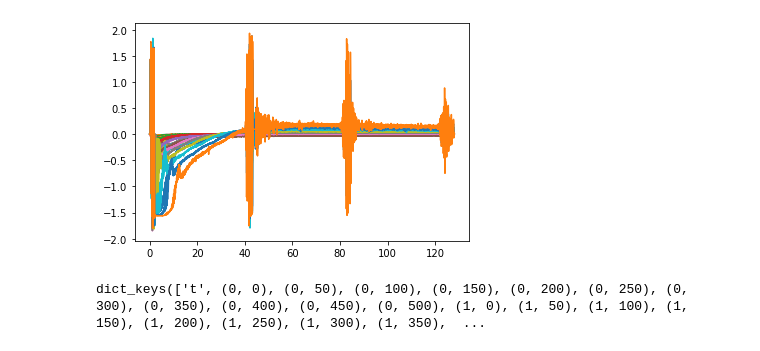
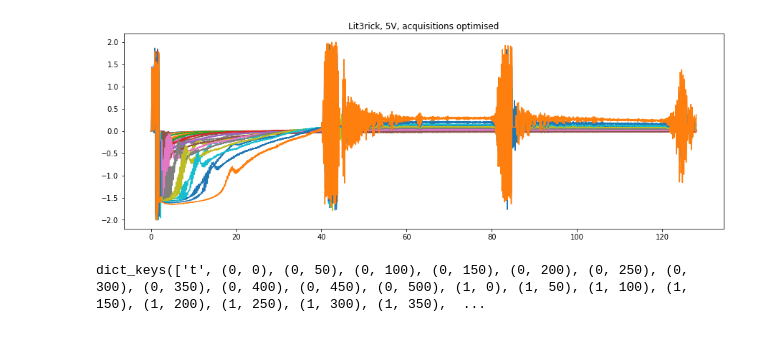
Before and after one commit to kelu124/lit3rick, a Jupyter notebook: sample_acqs/lit3rick_5v/0.CreatingPickles_lit3.ipynb, the cells around one changed output. Drawn from its saved outputs; the diff is of its cells as text; code cells hidden in the pictures.

Commit message:
With 5V pulses optim

```diff
--- a/sample_acqs/lit3rick_5v/0.CreatingPickles_lit3.ipynb
+++ b/sample_acqs/lit3rick_5v/0.CreatingPickles_lit3.ipynb
@@ -14,0 +11,21 @@ d["t"] = t
+# %%
+plt.figure(figsize=(15,5))
+
+d={}
+t = [x/64.0 for x in range(64*128)]
+d["t"] = t
+
+for hiloVal in [0,1]:
+    for DAC in range(9+2):
+        DAC = DAC*50
+        my_data = genfromtxt('tmpdata.base/dac'+str(DAC)+'_'+str(hiloVal)+'.csv', delimiter=';')
+        d[hiloVal,DAC] = my_data/1024.0
+        plt.plot(t,my_data/1024.0)
+my_data = genfromtxt('tmpdata.base/noise.csv', delimiter=';')
+d["noise"] = my_data/1024.0
+
+with open('lit3rick.pkl', 'wb') as fp:
+    pickle.dump(d, fp, protocol=4)
+
+plt.title("Lit3rick, 5V, acquisitions")
+plt.savefig("lit3_5V_ppulse.jpg")
@@ -15,9 +34,21 @@ d["t"] = t
 # %%
+plt.figure(figsize=(15,5))
+
+d={}
+t = [x/64.0 for x in range(64*128)]
+d["t"] = t
+
 for hiloVal in [0,1]:
     for DAC in range(9+2):
         DAC = DAC*50
-        my_data = genfromtxt('dac'+str(DAC)+'_'+str(hiloVal)+'.csv', delimiter=';')
+        my_data = genfromtxt('tmpdata.optim/dac'+str(DAC)+'_'+str(hiloVal)+'.csv', delimiter=';')
         d[hiloVal,DAC] = my_data/1024.0
         plt.plot(t,my_data/1024.0)
+
+with open('lit3rick_optim.pkl', 'wb') as fp:
+    pickle.dump(d, fp, protocol=4)
+
+plt.title("Lit3rick, 5V, acquisitions optimised")
+plt.savefig("lit3_5V_optim.jpg")
 # %% [output]
-[figure, old version]
+[figure, new version]
```
Also changed, not shown: parts of 4 cells of this notebook, 7 other files.
